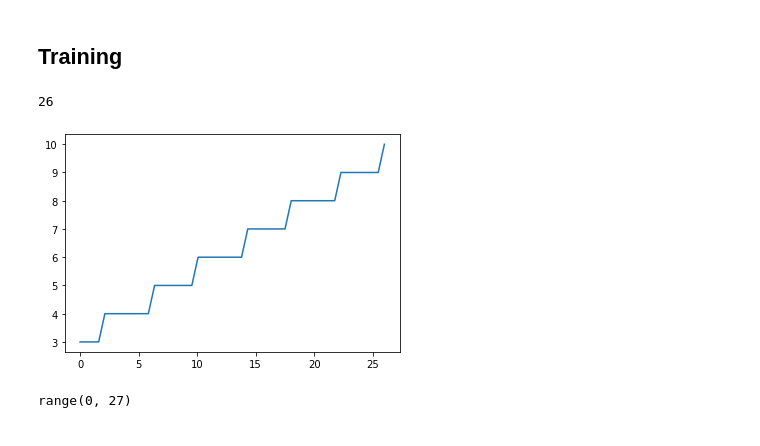
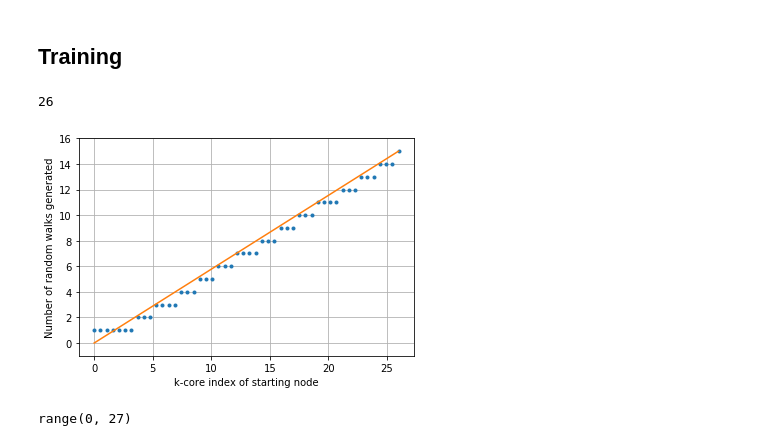
Before and after one commit to SBrandeis/kcore-embedding, a Jupyter notebook: notebooks/CoreWalk Experiment.ipynb, the cells around one changed output. Cells and saved outputs as stored; diff of their text form; code cells hidden in the pictures.

Commit message:
Experiments w/ CoreWalk

```diff
--- a/notebooks/CoreWalk Experiment.ipynb
+++ b/notebooks/CoreWalk Experiment.ipynb
@@ -10,7 +10,7 @@ G = nx.read_gml(".\\..\\data\\dblp.gml" )
 # %%
 params = dict(
     out_dim=150,
-    n_walks=10,
+    n_walks=15,
     walk_length=25,
     win_size=5,
 )
@@ -27,15 +27,22 @@ res = node_classification_pipeline(G,
 # %%
 k_max = max(nx.core_number(G).values())
 print(k_max)
 
-cw = corewalk.CoreWalkLinear(**params, coef=0.25)
+cw = corewalk.CoreWalkLinear(**params)
 
 X = np.linspace(0, k_max)
-plt.plot(X, [cw._n_walks(k, k_max) for k in X])
+
+plt.figure(figsize=(6,4))
+plt.plot(X, [cw._n_walks(k, k_max) for k in X], '.')
+plt.plot(X, params["n_walks"]*X/k_max)
+plt.grid()
+plt.ylim(-1, params["n_walks"] +1 )
+plt.xlabel("k-core index of starting node")
+plt.ylabel("Number of random walks generated")
 plt.show()
 # %% [output]
 26
-[figure, old version]
+[figure, new version]
 # %%
 range(k_max + 1)
 # %% [output]
```
Also changed, not shown: parts of 22 cells of this notebook, 1 other file.
